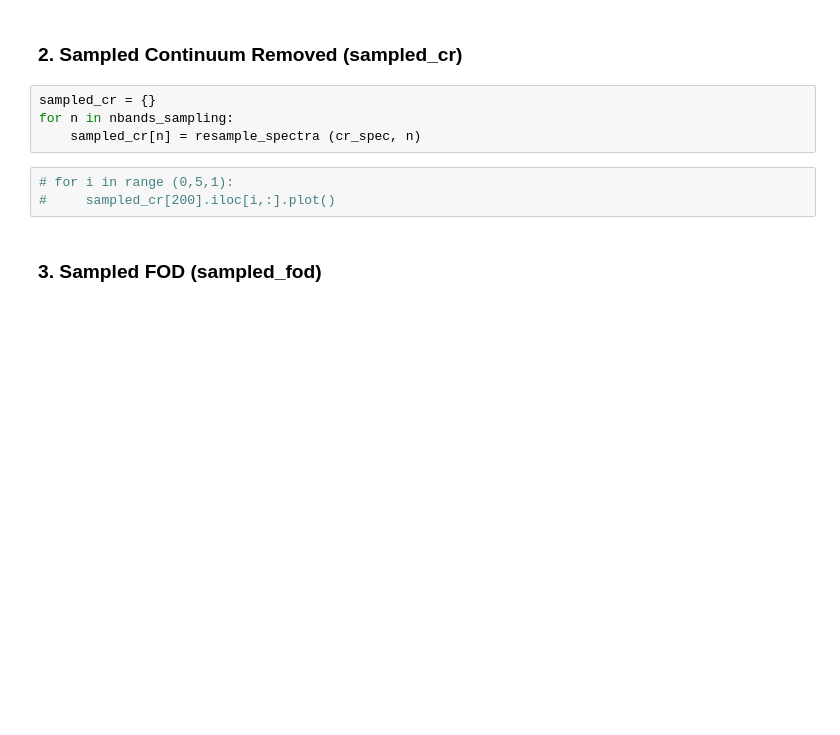
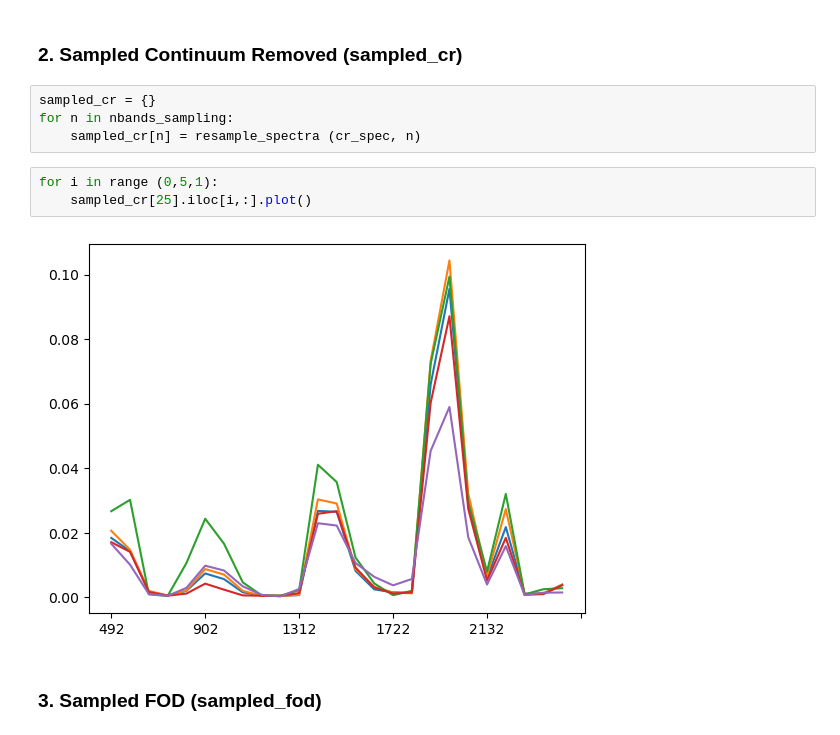
Before and after one commit to SwetaSingh87/SharedPython, a Jupyter notebook: Legacy/LegacyIsrael.ipynb, the cells around one changed output. Drawn from its saved outputs; the diff is of its cells as text; blank space fills up the shorter version.

```diff
--- a/Legacy/LegacyIsrael.ipynb
+++ b/Legacy/LegacyIsrael.ipynb
@@ -294,8 +282,10 @@ sampled_cr = {}
 for n in nbands_sampling:
     sampled_cr[n] = resample_spectra (cr_spec, n)
 # %%
-# for i in range (0,5,1):
-#     sampled_cr[200].iloc[i,:].plot()
+for i in range (0,5,1):
+    sampled_cr[25].iloc[i,:].plot()
+# %% [output]
+[figure, added]
 # %% [markdown]
 ### 3. Sampled FOD  (sampled_fod)
 # %%
```
Also changed, not shown: parts of 37 cells of this notebook, 6 other files.
